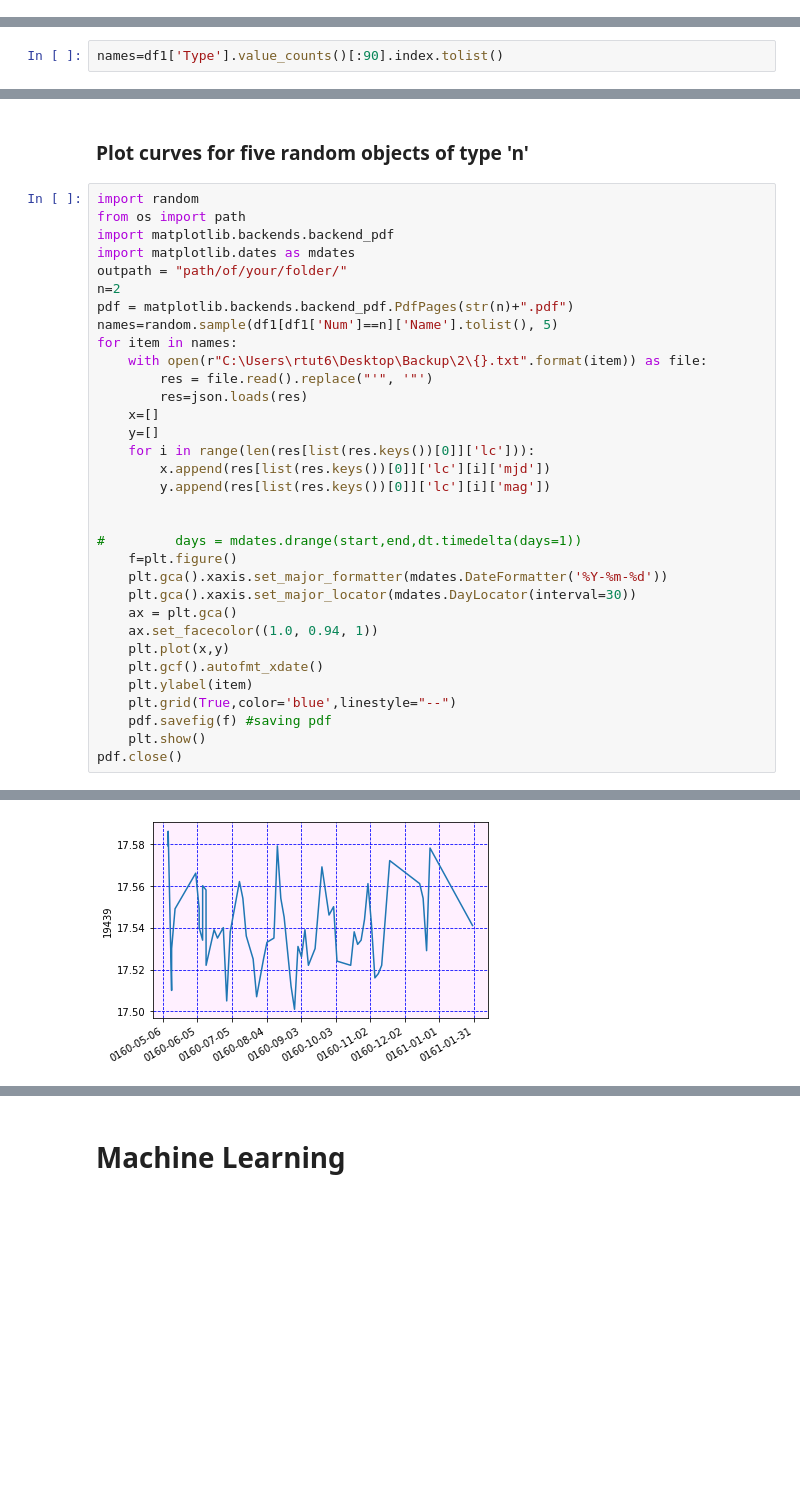
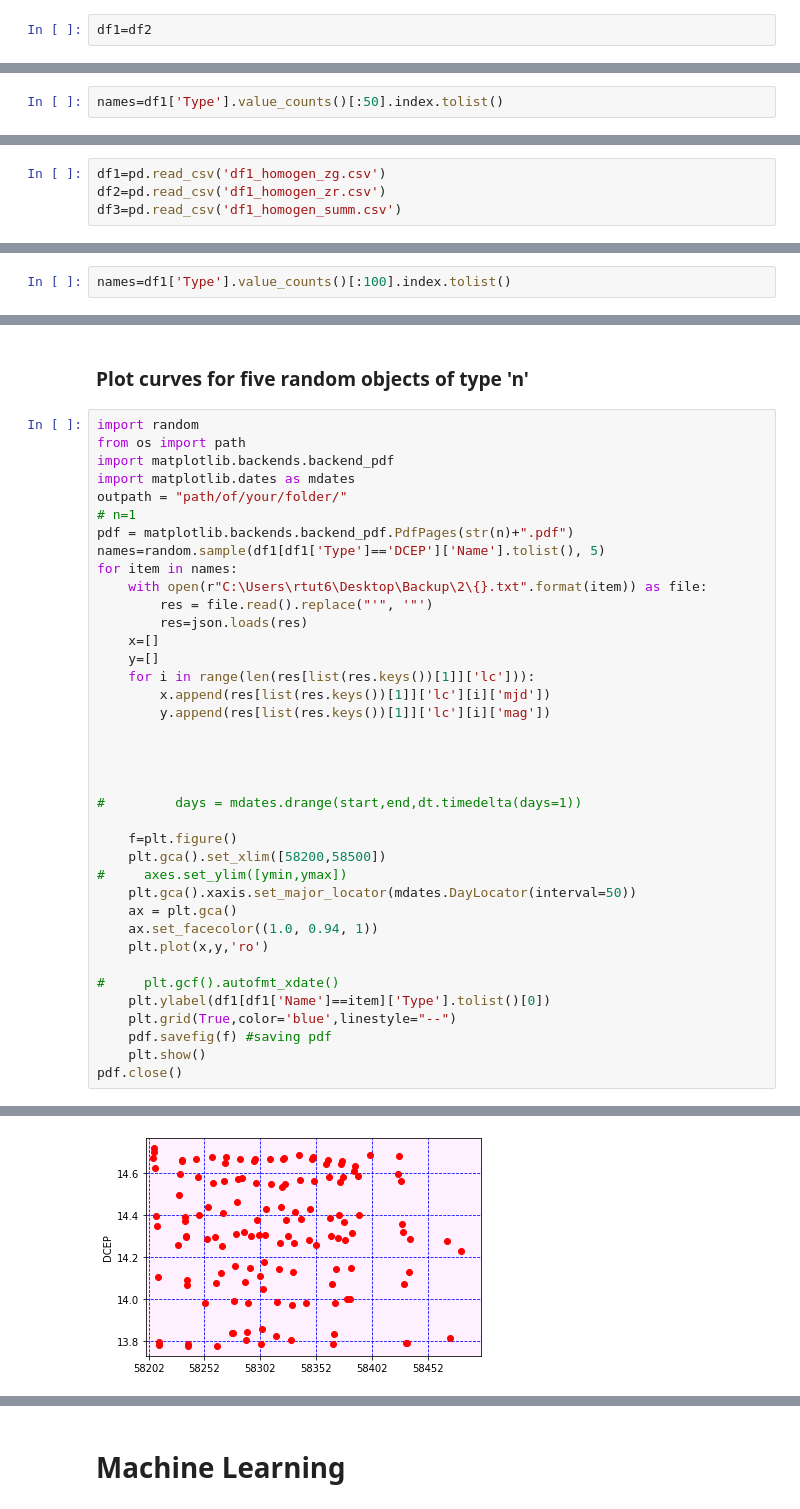
Before and after one commit to Rtut654/AstroProblems, a Jupyter notebook: Naydenkin_projectML.ipynb, the cells around one changed output, grey strips where cells are left out. Cells and saved outputs as stored; diff of their text form; blank space fills up the shorter version.

```diff
--- a/Naydenkin_projectML.ipynb
+++ b/Naydenkin_projectML.ipynb
@@ -519,0 +608,2 @@ df1=pd.read_csv('df1.csv', sep='\t')
+# %%
+df1=df2
@@ -520,2 +614,2 @@ df1=pd.read_csv('df1.csv', sep='\t')
 # %%
-names=df1['Type'].value_counts()[:90].index.tolist()
+names=df1['Type'].value_counts()[:50].index.tolist()
@@ -521,0 +641,4 @@ names=df1['Type'].value_counts()[:90].index.tolist()
+# %%
+df1=pd.read_csv('df1_homogen_zg.csv')
+df2=pd.read_csv('df1_homogen_zr.csv')
+df3=pd.read_csv('df1_homogen_summ.csv')
@@ -522,3 +726,5 @@ names=df1['Type'].value_counts()[:90].index.tolist()
+# %%
+names=df1['Type'].value_counts()[:100].index.tolist()
 # %%
 dfff0=pd.DataFrame(list(zip(names,df1[df1['filter']=='zg']['Type'].value_counts().tolist(),df1[df1['filter']=='zr']['Type'].value_counts().tolist())),columns=['name','zg','zr'])
 # dfff=df1['Type'].value_counts()[:100]
@@ -570,29 +767,34 @@ from os import path
 import matplotlib.backends.backend_pdf
 import matplotlib.dates as mdates
 outpath = "path/of/your/folder/"
-n=2
+# n=1
 pdf = matplotlib.backends.backend_pdf.PdfPages(str(n)+".pdf")
-names=random.sample(df1[df1['Num']==n]['Name'].tolist(), 5)
+names=random.sample(df1[df1['Type']=='DCEP']['Name'].tolist(), 5)
 for item in names:
     with open(r"C:\Users\rtut6\Desktop\Backup\2\{}.txt".format(item)) as file:
         res = file.read().replace("'", '"')
         res=json.loads(res)
     x=[]
     y=[]
-    for i in range(len(res[list(res.keys())[0]]['lc'])):
-        x.append(res[list(res.keys())[0]]['lc'][i]['mjd'])
-        y.append(res[list(res.keys())[0]]['lc'][i]['mag'])
+    for i in range(len(res[list(res.keys())[1]]['lc'])):
+        x.append(res[list(res.keys())[1]]['lc'][i]['mjd'])
+        y.append(res[list(res.keys())[1]]['lc'][i]['mag'])
+
+
 
 
 #         days = mdates.drange(start,end,dt.timedelta(days=1))
+
     f=plt.figure()
-    plt.gca().xaxis.set_major_formatter(mdates.DateFormatter('%Y-%m-%d'))
-    plt.gca().xaxis.set_major_locator(mdates.DayLocator(interval=30))
+    plt.gca().set_xlim([58200,58500])
+#     axes.set_ylim([ymin,ymax])
+    plt.gca().xaxis.set_major_locator(mdates.DayLocator(interval=50))
     ax = plt.gca()
     ax.set_facecolor((1.0, 0.94, 1))
-    plt.plot(x,y)
-    plt.gcf().autofmt_xdate()
-    plt.ylabel(item)
+    plt.plot(x,y,'ro')
+
+#     plt.gcf().autofmt_xdate()
+    plt.ylabel(df1[df1['Name']==item]['Type'].tolist()[0])
     plt.grid(True,color='blue',linestyle="--")
     pdf.savefig(f) #saving pdf
     plt.show()
@@ -602 +804 @@ pdf.close()
-[figure, old version]
+[figure, new version]
```
Also changed, not shown: parts of 49 cells of this notebook.
